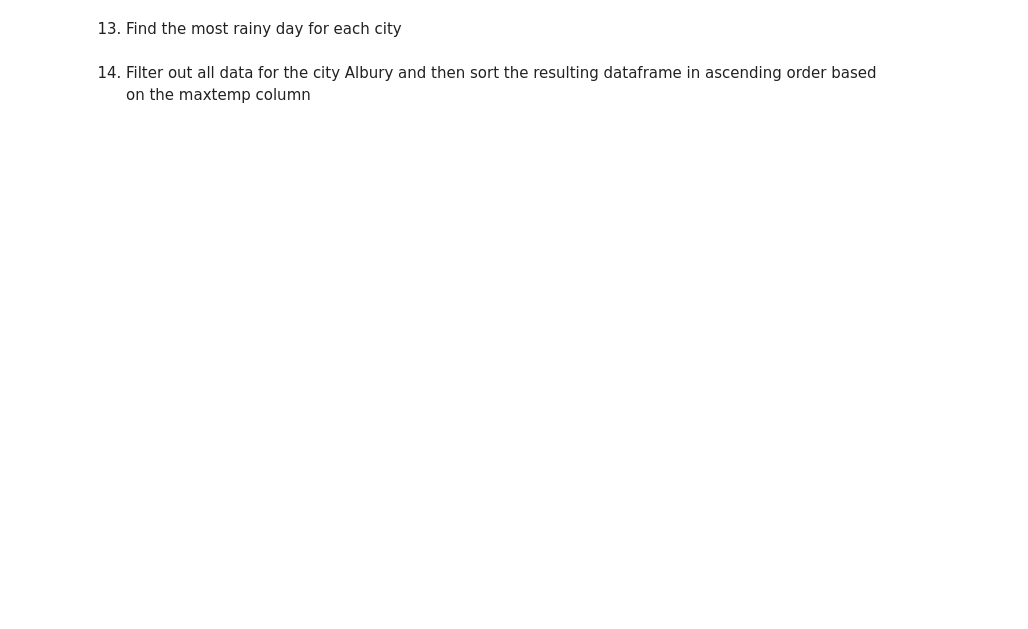
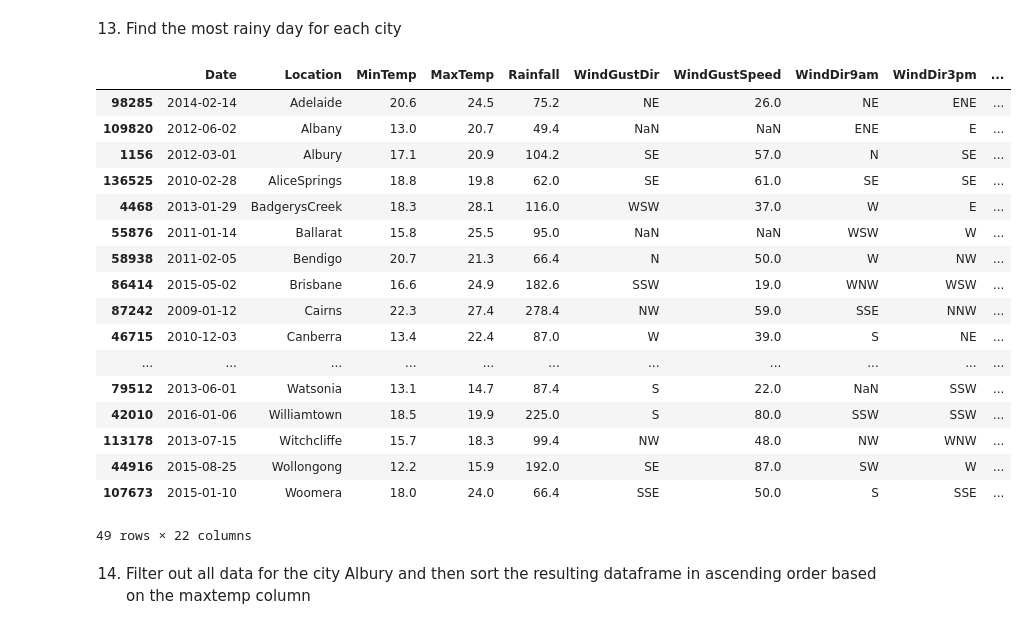
Before and after one commit to fenyx-it-academy/Class7-DataManipulation-Module-Week18, a Jupyter notebook: assignment2.ipynb, the cells around one changed output. Drawn from its saved outputs; the diff is of its cells as text; code cells hidden in the pictures; blank space fills up the shorter version.

```diff
--- a/assignment2.ipynb
+++ b/assignment2.ipynb
@@ -14,5 +14,5 @@ import numpy as np
 # %% [markdown]
 Download the `weatherAUS.csv` file from the following [kaggle page](https://www.kaggle.com/datasets/jsphyg/weather-dataset-rattle-package). We load it in in the following cell, make sure to set the correct path. The rest of the assignment you will be using this dataframe!
 # %%
-df = pd.read_csv('/path/to/weatherAUS.csv')
-df.head()
+df = pd.read_csv('weatherAUS.csv')
+df.head(250)
@@ -65,0 +222,3 @@ Hint: use `to_datetime` and `strftime`.
+# %%
+df['tempdiff'] = df['MaxTemp'] - df['MinTemp']
+df
@@ -69,0 +241,3 @@ Hint: use `to_datetime` and `strftime`.
+# %%
+df.drop(columns=["Evaporation","Sunshine"],inplace=True)
+df
@@ -74,2 +260,24 @@ Hint: use `to_datetime` and `strftime`.
+# %%
+most_rainy_day = df.loc[df.groupby(['Location'])['Rainfall'].idxmax()]
+most_rainy_day
+# %% [output]
+|  | Date | Location | MinTemp | MaxTemp | Rainfall | WindGustDir | WindGustSpeed | WindDir9am | WindDir3pm | ... |
+| 98285 | 2014-02-14 | Adelaide | 20.6 | 24.5 | 75.2 | NE | 26.0 | NE | ENE | ... |
+| 109820 | 2012-06-02 | Albany | 13.0 | 20.7 | 49.4 | NaN | NaN | ENE | E | ... |
+| 1156 | 2012-03-01 | Albury | 17.1 | 20.9 | 104.2 | SE | 57.0 | N | SE | ... |
+| 136525 | 2010-02-28 | AliceSprings | 18.8 | 19.8 | 62.0 | SE | 61.0 | SE | SE | ... |
+| 4468 | 2013-01-29 | BadgerysCreek | 18.3 | 28.1 | 116.0 | WSW | 37.0 | W | E | ... |
+| 55876 | 2011-01-14 | Ballarat | 15.8 | 25.5 | 95.0 | NaN | NaN | WSW | W | ... |
+| 58938 | 2011-02-05 | Bendigo | 20.7 | 21.3 | 66.4 | N | 50.0 | W | NW | ... |
+| 86414 | 2015-05-02 | Brisbane | 16.6 | 24.9 | 182.6 | SSW | 19.0 | WNW | WSW | ... |
+| 87242 | 2009-01-12 | Cairns | 22.3 | 27.4 | 278.4 | NW | 59.0 | SSE | NNW | ... |
+| 46715 | 2010-12-03 | Canberra | 13.4 | 22.4 | 87.0 | W | 39.0 | S | NE | ... |
+| ... | ... | ... | ... | ... | ... | ... | ... | ... | ... | ... |
+| 79512 | 2013-06-01 | Watsonia | 13.1 | 14.7 | 87.4 | S | 22.0 | NaN | SSW | ... |
+| 42010 | 2016-01-06 | Williamtown | 18.5 | 19.9 | 225.0 | S | 80.0 | SSW | SSW | ... |
+| 113178 | 2013-07-15 | Witchcliffe | 15.7 | 18.3 | 99.4 | NW | 48.0 | NW | WNW | ... |
+| 44916 | 2015-08-25 | Wollongong | 12.2 | 15.9 | 192.0 | SE | 87.0 | SW | W | ... |
+| 107673 | 2015-01-10 | Woomera | 18.0 | 24.0 | 66.4 | SSE | 50.0 | S | SSE | ... |
+49 rows × 22 columns
 # %% [markdown]
 14. Filter out all data for the city Albury and then sort the resulting dataframe in ascending order based on the maxtemp column
```
Also changed, not shown: parts of 29 cells of this notebook, 1 other file.
